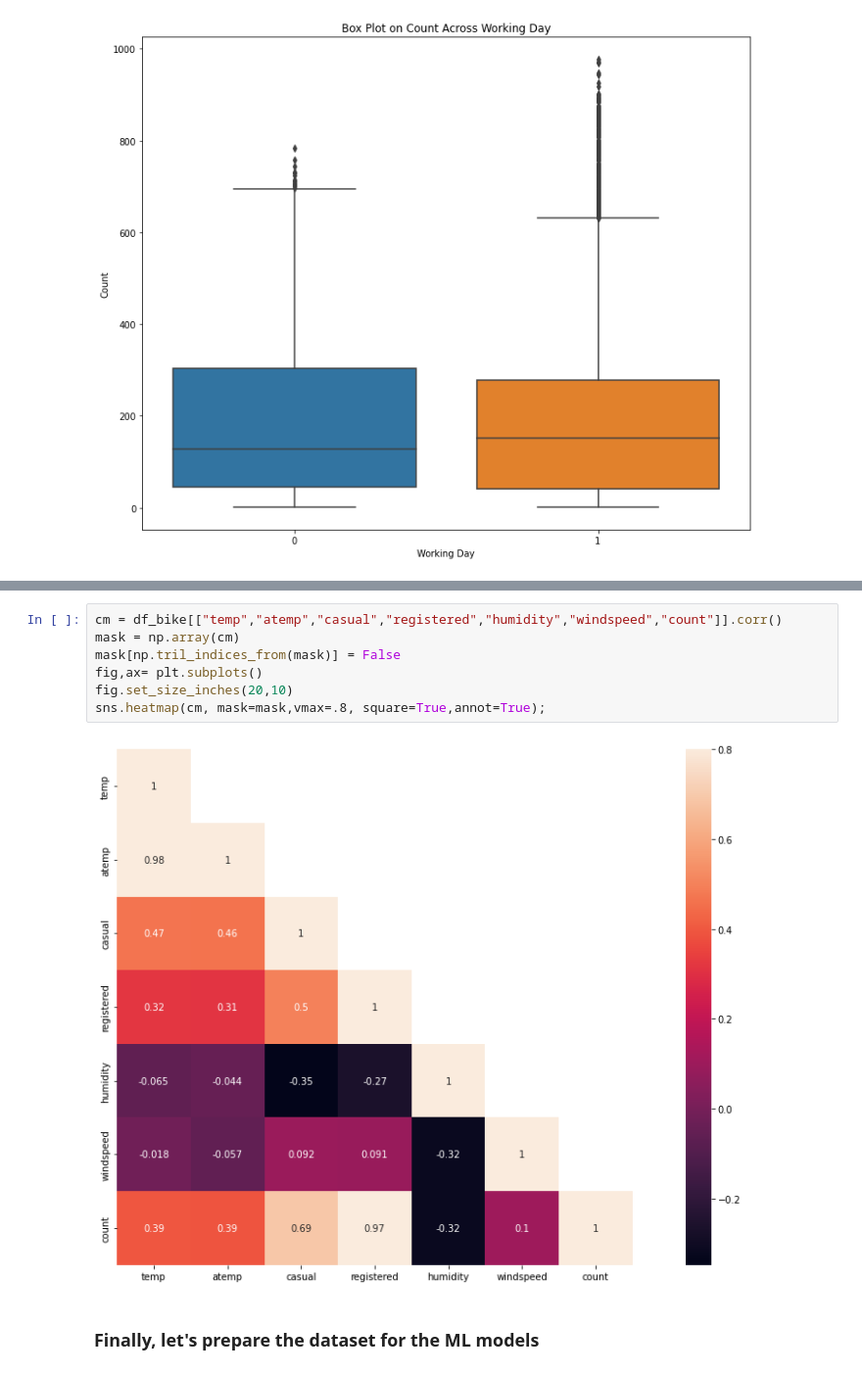
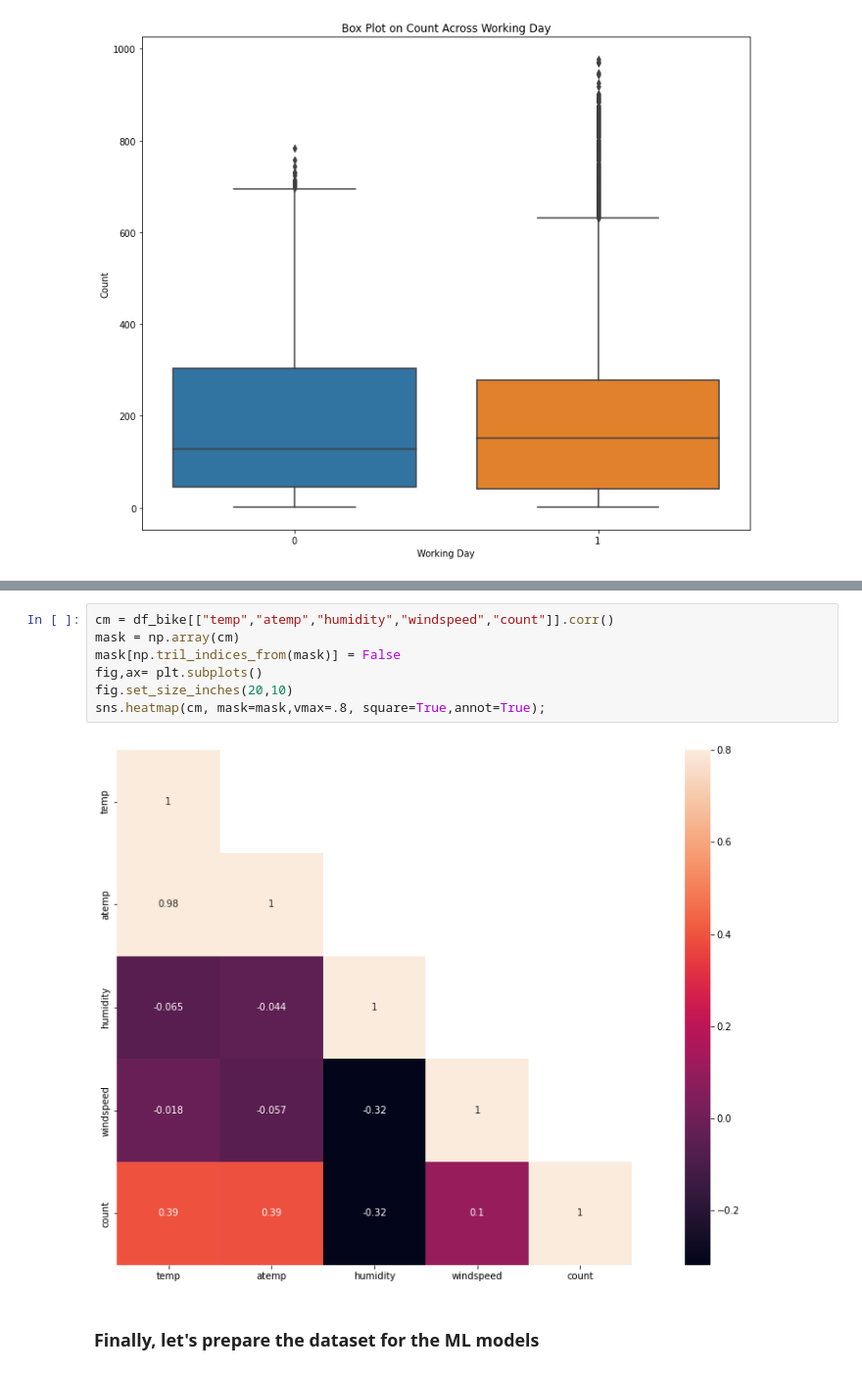
Before and after one commit to brodoluca/private-portfolio, a Jupyter notebook: Bike Share/BikeSharing.ipynb, the cells around one changed output, grey strips where cells are left out. Shown: that part at 98% size. Drawn from its saved outputs; the diff is of its cells as text.

```diff
--- a/Bike Share/BikeSharing.ipynb
+++ b/Bike Share/BikeSharing.ipynb
@@ -204,12 +239,12 @@ sns.pointplot(x=df_bike["hour"], y=df_bike["casual"], hue=df_bike["holiday"], ax
 # %%
-cm = df_bike[["temp","atemp","casual","registered","humidity","windspeed","count"]].corr()
+cm = df_bike[["temp","atemp","humidity","windspeed","count"]].corr()
 mask = np.array(cm)
 mask[np.tril_indices_from(mask)] = False
 fig,ax= plt.subplots()
 fig.set_size_inches(20,10)
 sns.heatmap(cm, mask=mask,vmax=.8, square=True,annot=True);
 # %% [output]
-[figure, old version]
+[figure, new version]
 # %% [markdown]
 ### Finally, let's prepare the dataset for the ML models
 # %%
```
Also changed, not shown: parts of 25 cells of this notebook, 40 other files.
